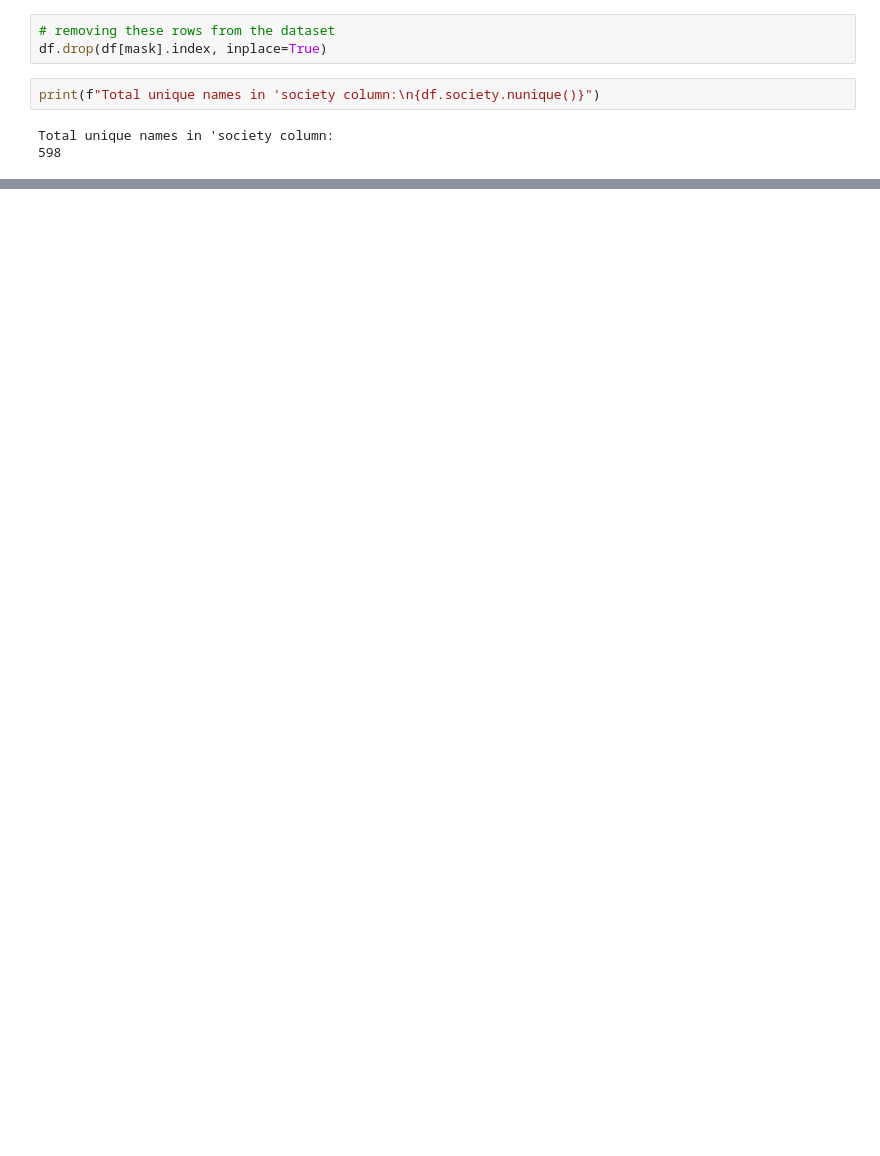
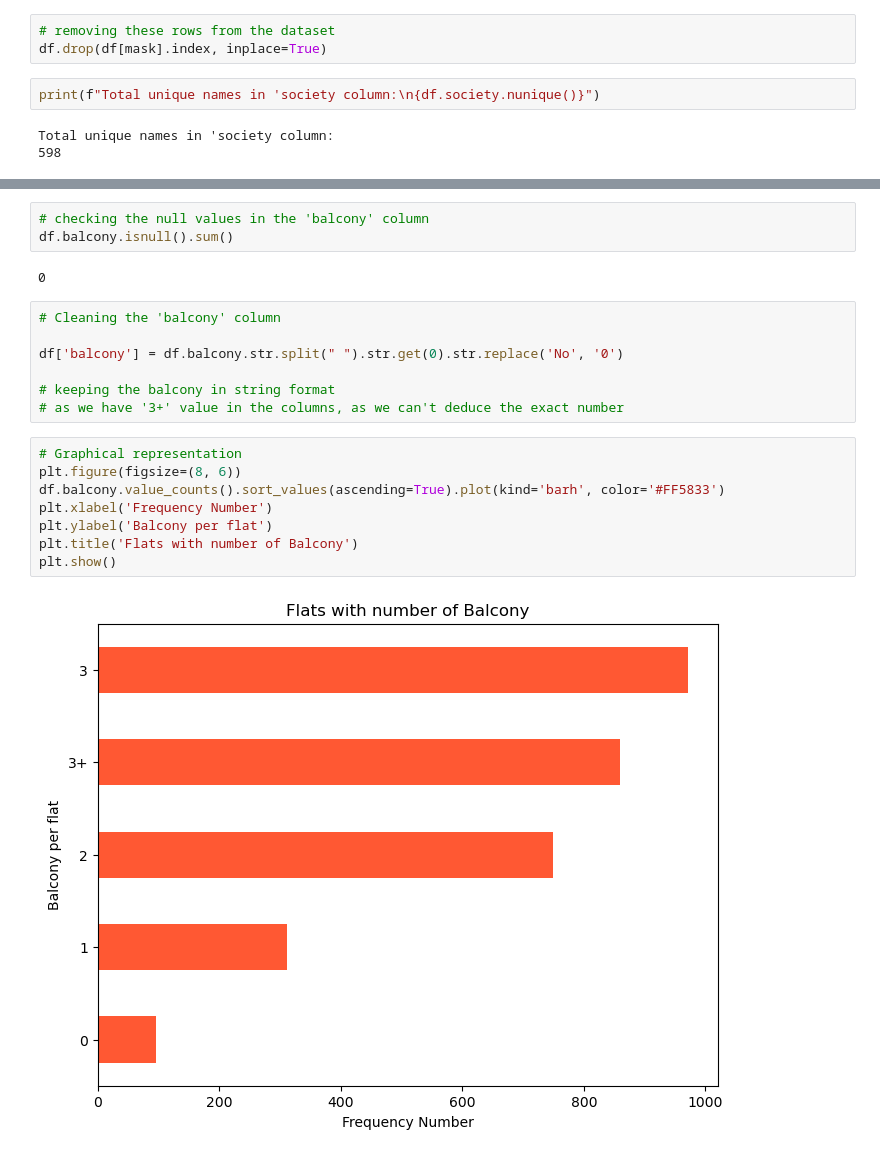
Before and after one commit to 07Sada/real-estate-property-price-predictor, a Jupyter notebook: notebooks/data-preprocessing.ipynb, the cells around one changed output, grey strips where cells are left out. Drawn from its saved outputs; the diff is of its cells as text; blank space fills up the shorter version.

```diff
--- a/notebooks/data-preprocessing.ipynb
+++ b/notebooks/data-preprocessing.ipynb
@@ -279,0 +507,22 @@ Total unique names in 'society column:
+# %%
+# checking the null values in the 'balcony' column
+df.balcony.isnull().sum()
+# %% [output]
+0
+# %%
+# Cleaning the 'balcony' column
+
+df['balcony'] = df.balcony.str.split(" ").str.get(0).str.replace('No', '0')
+
+# keeping the balcony in string format
+# as we have '3+' value in the columns, as we can't deduce the exact number
+# %%
+# Graphical representation
+plt.figure(figsize=(8, 6))
+df.balcony.value_counts().sort_values(ascending=True).plot(kind='barh', color='#FF5833')
+plt.xlabel('Frequency Number')
+plt.ylabel('Balcony per flat')
+plt.title('Flats with number of Balcony')
+plt.show()
+# %% [output]
+[figure, added]
```
Also changed, not shown: parts of 44 cells of this notebook, 3 other files.
